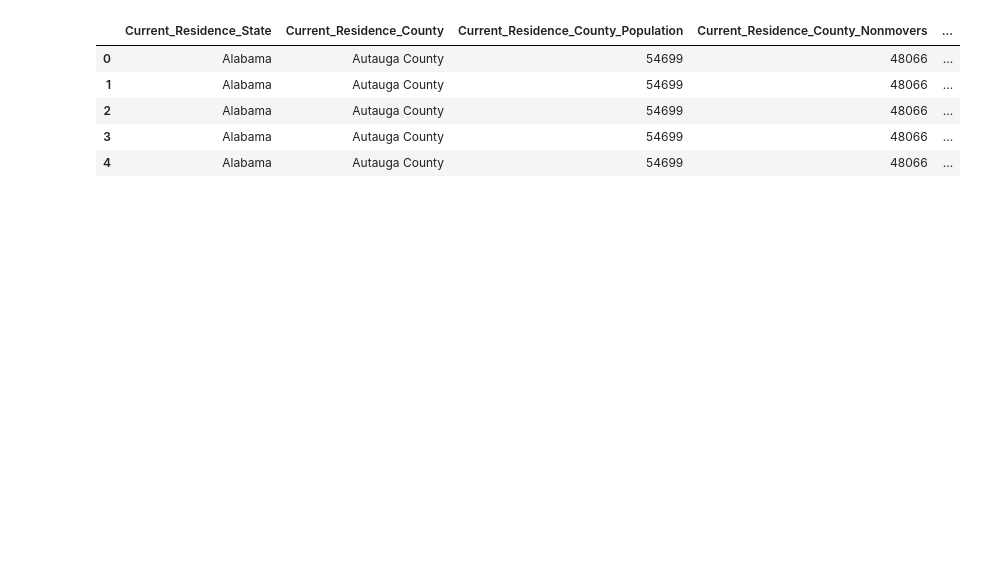
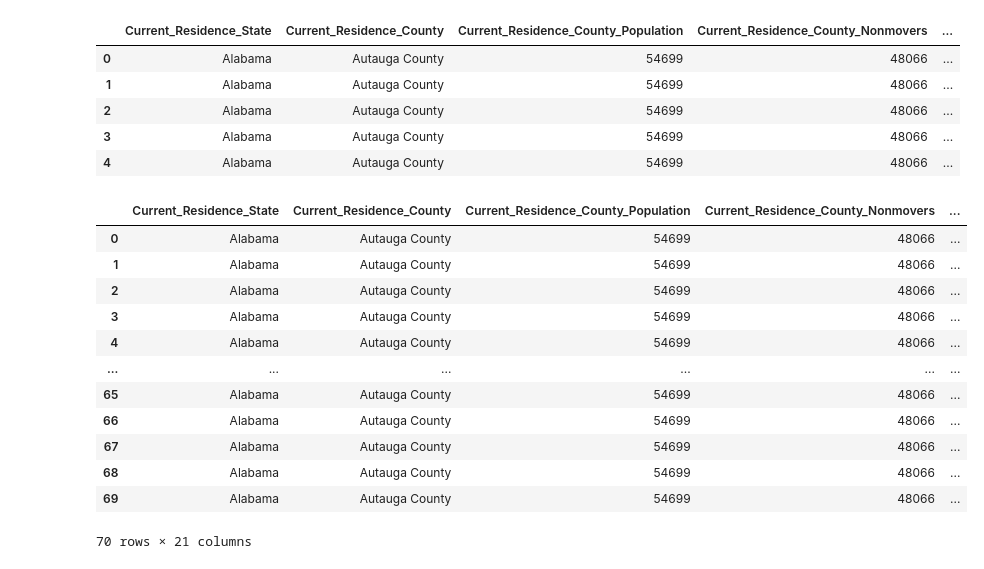
Before and after one commit to Bhargavi-ng/Migration_and_Housing, a Jupyter notebook: Current_Previous_Residence_data_cleanup.ipynb, the cells around one changed output. Saved outputs shown, nothing was run; the diff lists cells and outputs as text; code cells hidden in the pictures; blank space fills up the shorter version.

```diff
--- a/Current_Previous_Residence_data_cleanup.ipynb
+++ b/Current_Previous_Residence_data_cleanup.ipynb
@@ -155,6 +155,21 @@ clean_df.head()
 | 4 | Alabama | Autauga County | 54699 | 48066 | ... |
 # %%
 # # Add a “County and state of Previous residence” column
-clean_df['Previous_Residence_County_State'] = clean_df[['Previous_Residence_County', 'Previous_Residence_Movers_within_US_or_PR']].agg(','.join, axis=1)
+clean_df['Previous_Residence_County_State'] = clean_df[['Previous_Residence_County', 'Previous_Residence_Movers_within_US_or_PR']].agg(', '.join, axis=1)
+clean_df.head(70)
+# %% [output]
+|  | Current_Residence_State | Current_Residence_County | Current_Residence_County_Population | Current_Residence_County_Nonmovers | ... |
+| 0 | Alabama | Autauga County | 54699 | 48066 | ... |
+| 1 | Alabama | Autauga County | 54699 | 48066 | ... |
+| 2 | Alabama | Autauga County | 54699 | 48066 | ... |
+| 3 | Alabama | Autauga County | 54699 | 48066 | ... |
+| 4 | Alabama | Autauga County | 54699 | 48066 | ... |
+| ... | ... | ... | ... | ... | ... |
+| 65 | Alabama | Autauga County | 54699 | 48066 | ... |
+| 66 | Alabama | Autauga County | 54699 | 48066 | ... |
+| 67 | Alabama | Autauga County | 54699 | 48066 | ... |
+| 68 | Alabama | Autauga County | 54699 | 48066 | ... |
+| 69 | Alabama | Autauga County | 54699 | 48066 | ... |
+70 rows × 21 columns
 # %%
 # clean up “County and state of Previous residence” column - remove comma for movers from abroad.
```
Also changed, not shown: parts of 2 cells of this notebook, 1 other file.
